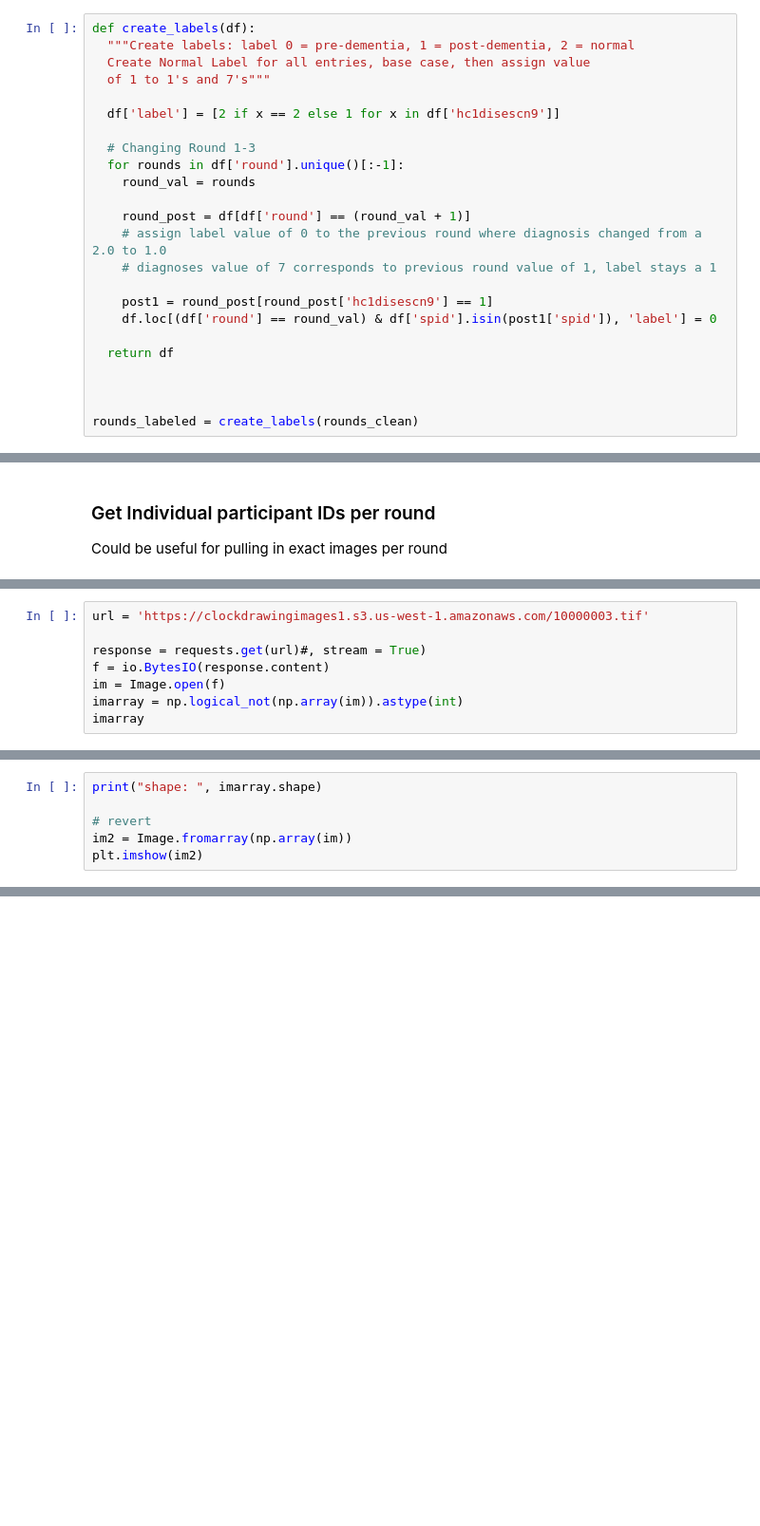
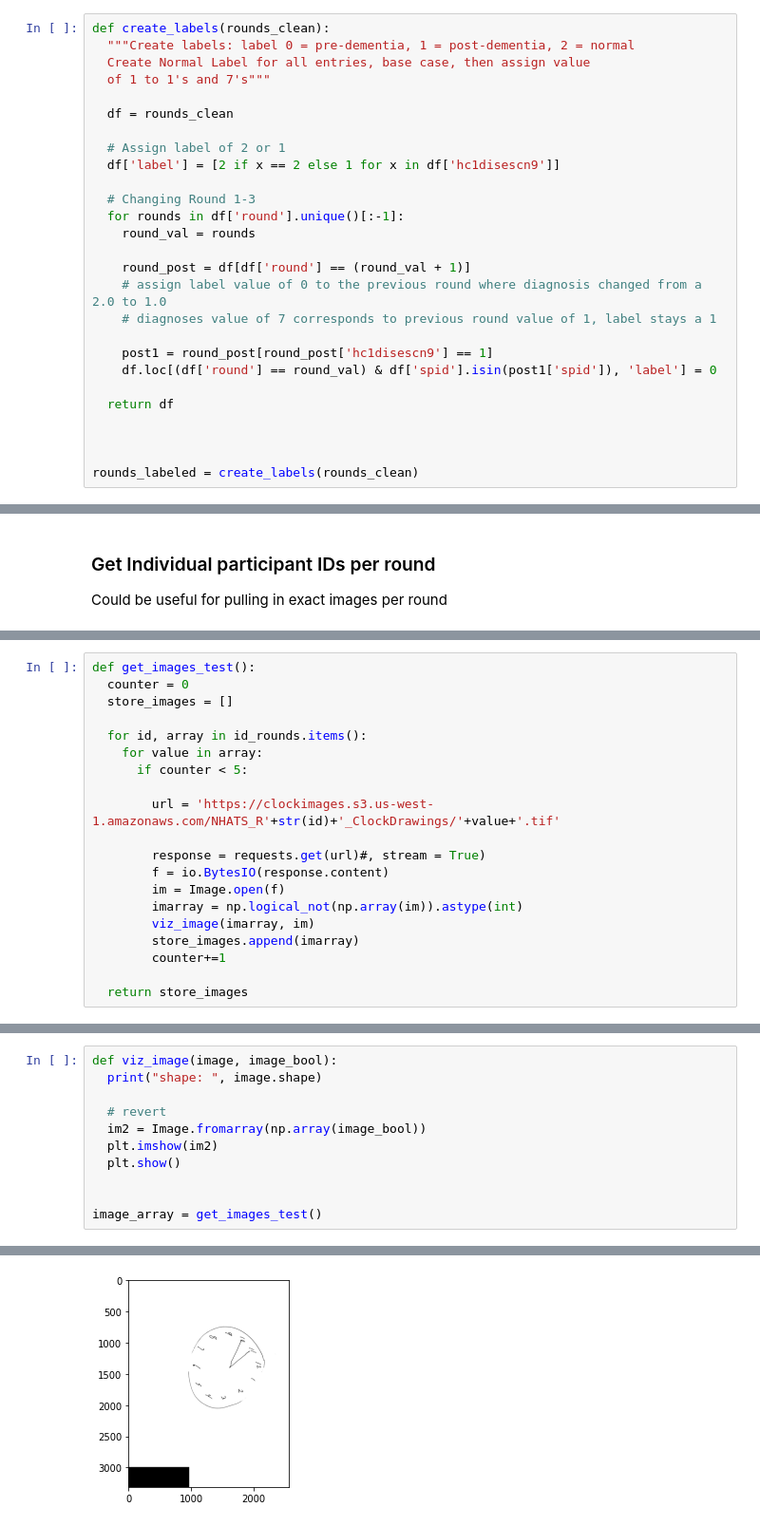
Before and after one commit to ian-byrne/MADSmilestone2, a Jupyter notebook: SIADS695_clock_image.ipynb, the cells around one changed output, grey strips where cells are left out. Shown at 95% size. Drawn from its saved outputs; the diff is of its cells as text; blank space fills up the shorter version.

Commit message:
Added get image test function to check url to S3

```diff
--- a/SIADS695_clock_image.ipynb
+++ b/SIADS695_clock_image.ipynb
@@ -144,11 +162,14 @@ plt.show(b)
 # %% [markdown]
 ###Create Labels for the data.
 # %%
-def create_labels(df):
+def create_labels(rounds_clean):
   """Create labels: label 0 = pre-dementia, 1 = post-dementia, 2 = normal
   Create Normal Label for all entries, base case, then assign value
   of 1 to 1's and 7's"""
 
+  df = rounds_clean
+
+  # Assign label of 2 or 1
   df['label'] = [2 if x == 2 else 1 for x in df['hc1disescn9']]
 
   # Changing Round 1-3
@@ -220,8 +261,20 @@ id_rounds
 # %%
-url = 'https://clockdrawingimages1.s3.us-west-1.amazonaws.com/10000003.tif'
+def get_images_test():
+  counter = 0
+  store_images = []
 
-response = requests.get(url)#, stream = True)
-f = io.BytesIO(response.content)
-im = Image.open(f)
-imarray = np.logical_not(np.array(im)).astype(int)
-imarray
+  for id, array in id_rounds.items():
+    for value in array:
+      if counter < 5:
+
+        url = 'https://clockimages.s3.us-west-1.amazonaws.com/NHATS_R'+str(id)+'_ClockDrawings/'+value+'.tif'
+
+        response = requests.get(url)#, stream = True)
+        f = io.BytesIO(response.content)
+        im = Image.open(f)
+        imarray = np.logical_not(np.array(im)).astype(int)
+        viz_image(imarray, im)
+        store_images.append(imarray)
+        counter+=1
+
+  return store_images
@@ -236,8 +281,13 @@ array([[0, 0, 0, ..., 0, 0, 0],
 # %%
-print("shape: ", imarray.shape)
+def viz_image(image, image_bool):
+  print("shape: ", image.shape)
 
-# revert
-im2 = Image.fromarray(np.array(im))
-plt.imshow(im2)
+  # revert
+  im2 = Image.fromarray(np.array(image_bool))
+  plt.imshow(im2)
+  plt.show()
+
+
+image_array = get_images_test()
 # %% [output]
 shape:  (3312, 2560)
@@ -245,0 +296 @@ shape:  (3312, 2560)
+[figure, added]
```
Also changed, not shown: parts of 11 cells of this notebook.
